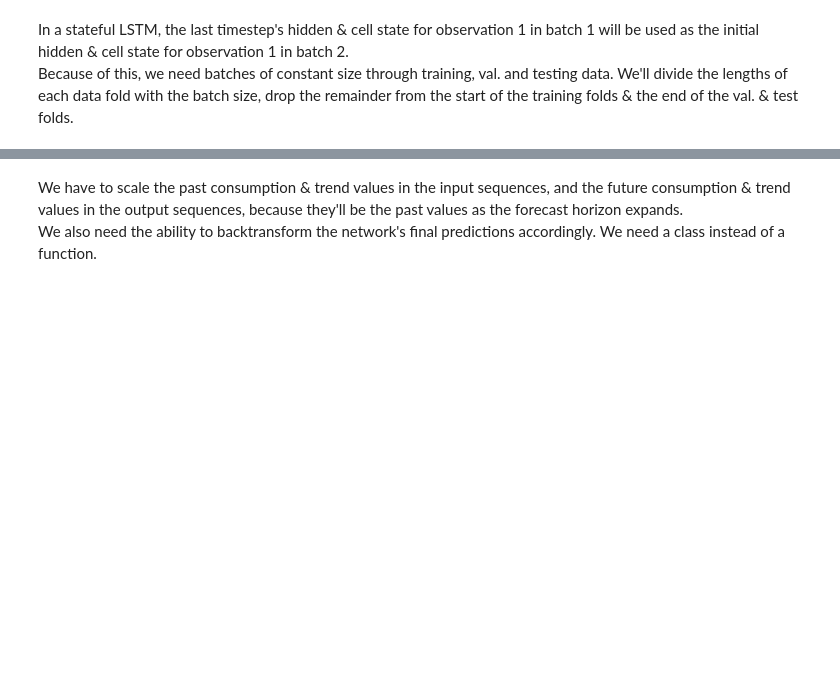
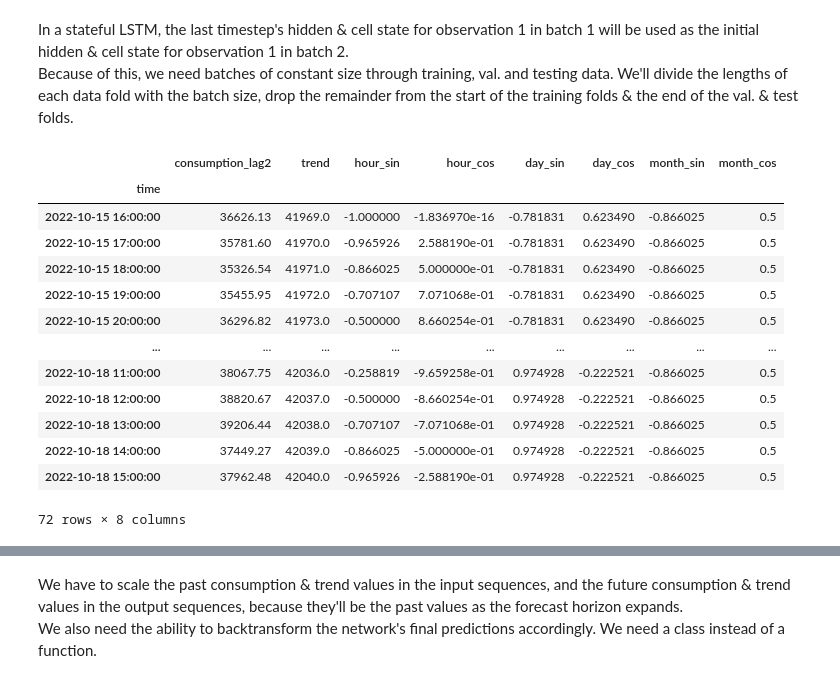
Before and after one commit to AhmetZamanis/DeepLearningEnergyForecasting, a Jupyter notebook: 3.2_iQuantileTransformer.ipynb, the cells around one changed output, grey strips where cells are left out. Cells and saved outputs as stored; diff of their text form; code cells hidden in the pictures; blank space fills up the shorter version.

```diff
--- a/3.1_QuantileLSTM.ipynb
+++ b/3.2_iQuantileTransformer.ipynb
@@ -81,8 +80,8 @@ Every input sequence will be the last 72 hours before 16:00, and every output se
 # %%
 n_steps = len(df_shifted)
-input_length = 72 # T-L to T hours as input
-input_dims = 8 # Consumption lag 2, trend, 6 cyclical columns as features
-output_length = 32 # We are only interested in predicting T+8 to 32, but we have to predict from T+1 because we need hidden states at each time step.
+source_length = 72 # T-L to T hours
+source_dims = 8 # Consumption lag 2, trend, 6 cyclical columns as features
+target_length = 32 # We are only interested in predicting T+8 to 32, but we have to predict from T+1 because we need hidden states at each time step.
 # %%
 # Find the index of the first 16:00 row in the data, where the index is bigger than input_length - 1. This will be the first T.
 first_t = df_shifted.loc[(df_shifted.time.dt.hour == 16) & (df_shifted.index >= input_length - 1)].index.values[0]
@@ -240,3 +239,20 @@ val_input, val_output = val_input[:-remainder], val_output[:-remainder]
 test_input, test_output = input_sequences[val_end:], output_sequences[val_end:]
 remainder = len(test_input) % batch_size
 test_input, test_output = test_input[:-remainder], test_output[:-remainder]
+# %%
+test_input[0]
+# %% [output]
+|  | consumption_lag2 | trend | hour_sin | hour_cos | day_sin | day_cos | month_sin | month_cos |
+| time |  |  |  |  |  |  |  |  |
+| 2022-10-15 16:00:00 | 36626.13 | 41969.0 | -1.000000 | -1.836970e-16 | -0.781831 | 0.623490 | -0.866025 | 0.5 |
+| 2022-10-15 17:00:00 | 35781.60 | 41970.0 | -0.965926 | 2.588190e-01 | -0.781831 | 0.623490 | -0.866025 | 0.5 |
+| 2022-10-15 18:00:00 | 35326.54 | 41971.0 | -0.866025 | 5.000000e-01 | -0.781831 | 0.623490 | -0.866025 | 0.5 |
+| 2022-10-15 19:00:00 | 35455.95 | 41972.0 | -0.707107 | 7.071068e-01 | -0.781831 | 0.623490 | -0.866025 | 0.5 |
+| 2022-10-15 20:00:00 | 36296.82 | 41973.0 | -0.500000 | 8.660254e-01 | -0.781831 | 0.623490 | -0.866025 | 0.5 |
+| ... | ... | ... | ... | ... | ... | ... | ... | ... |
+| 2022-10-18 11:00:00 | 38067.75 | 42036.0 | -0.258819 | -9.659258e-01 | 0.974928 | -0.222521 | -0.866025 | 0.5 |
+| 2022-10-18 12:00:00 | 38820.67 | 42037.0 | -0.500000 | -8.660254e-01 | 0.974928 | -0.222521 | -0.866025 | 0.5 |
+| 2022-10-18 13:00:00 | 39206.44 | 42038.0 | -0.707107 | -7.071068e-01 | 0.974928 | -0.222521 | -0.866025 | 0.5 |
+| 2022-10-18 14:00:00 | 37449.27 | 42039.0 | -0.866025 | -5.000000e-01 | 0.974928 | -0.222521 | -0.866025 | 0.5 |
+| 2022-10-18 15:00:00 | 37962.48 | 42040.0 | -0.965926 | -2.588190e-01 | 0.974928 | -0.222521 | -0.866025 | 0.5 |
+72 rows × 8 columns
```
Also changed, not shown: parts of 4 cells of this notebook, 3 other files.
